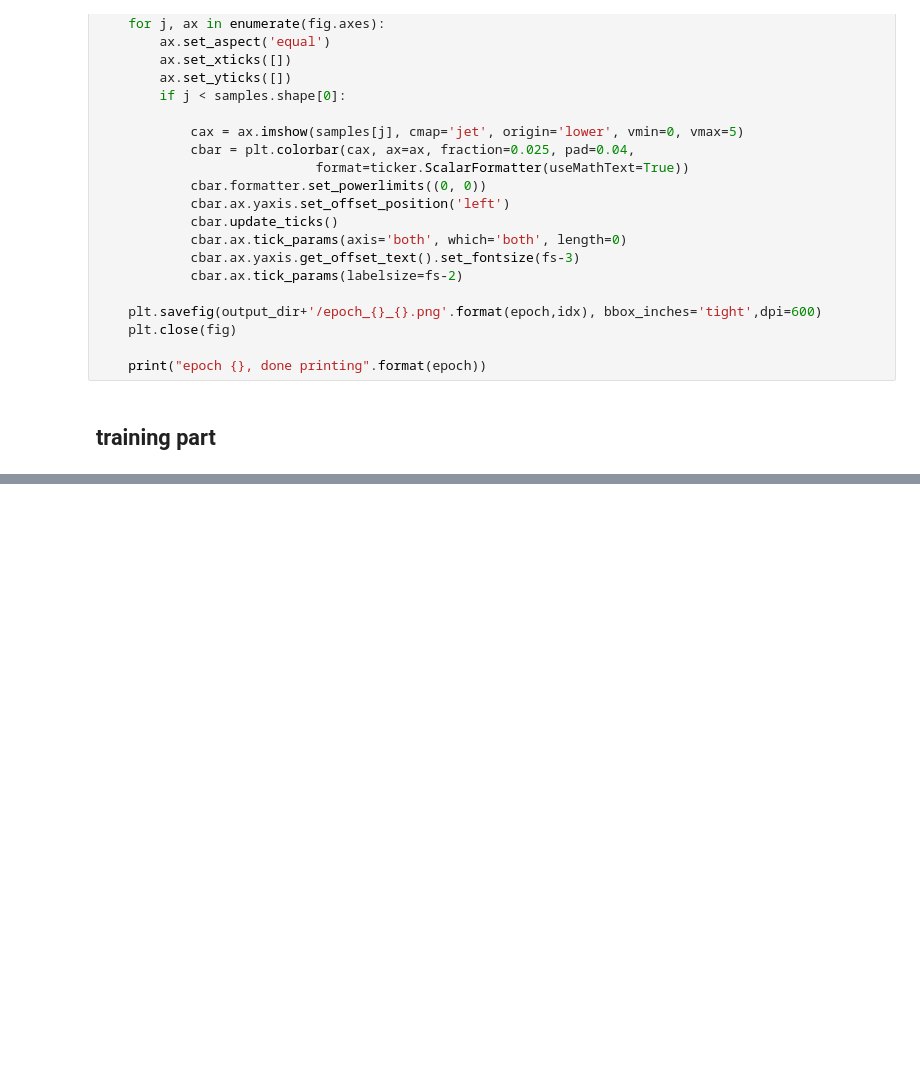
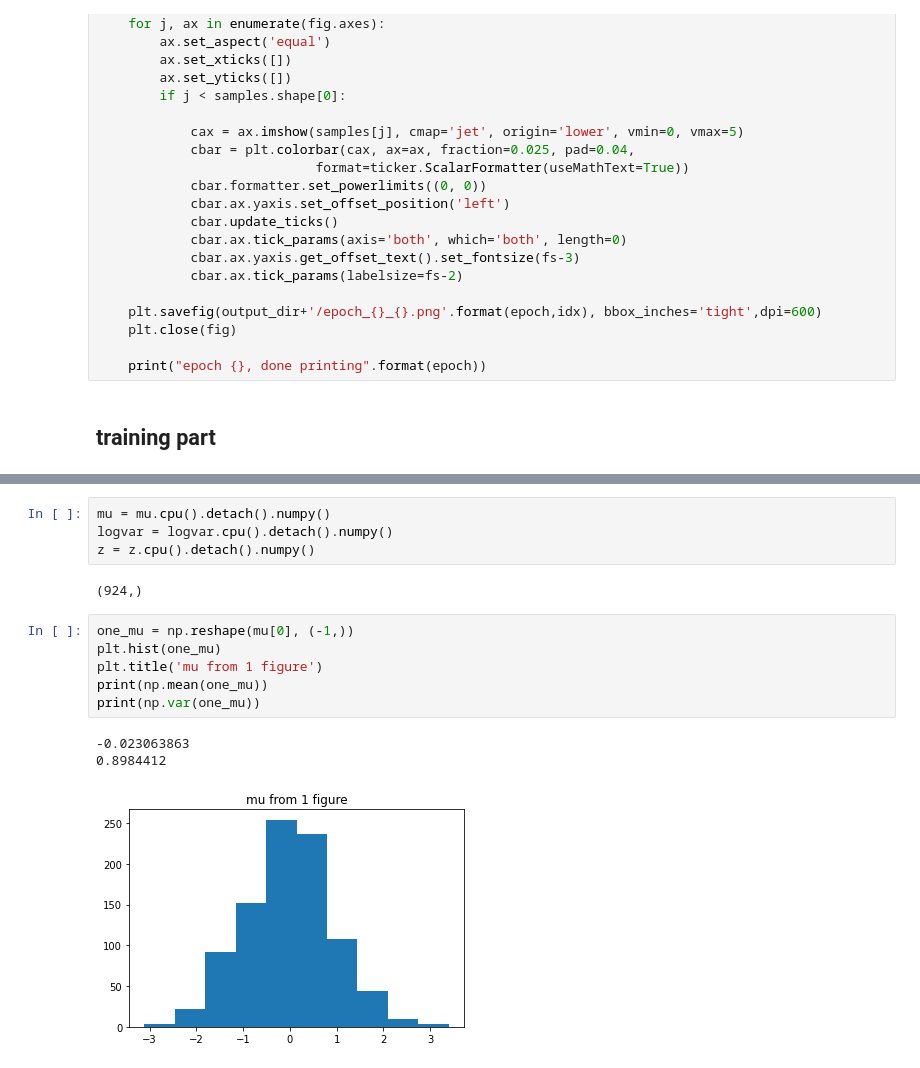
Before and after one commit to ZitongZhou/react_inverse, a Jupyter notebook: CAAE.ipynb, the cells around one changed output, grey strips where cells are left out. Drawn from its saved outputs; the diff is of its cells as text; blank space fills up the shorter version.

Commit message:
inspecting mu and logvar from the encoder for 1 figure

```diff
--- a/CAAE.ipynb
+++ b/CAAE.ipynb
@@ -446,0 +548,16 @@ time for training: 18678.232300281525
+# %%
+mu = mu.cpu().detach().numpy()
+logvar = logvar.cpu().detach().numpy()
+z = z.cpu().detach().numpy()
+# %% [output]
+(924,)
+# %%
+one_mu = np.reshape(mu[0], (-1,))
+plt.hist(one_mu)
+plt.title('mu from 1 figure')
+print(np.mean(one_mu))
+print(np.var(one_mu))
+# %% [output]
+-0.023063863
+0.8984412
+[figure, added]
```
Also changed, not shown: parts of 3 cells of this notebook.
